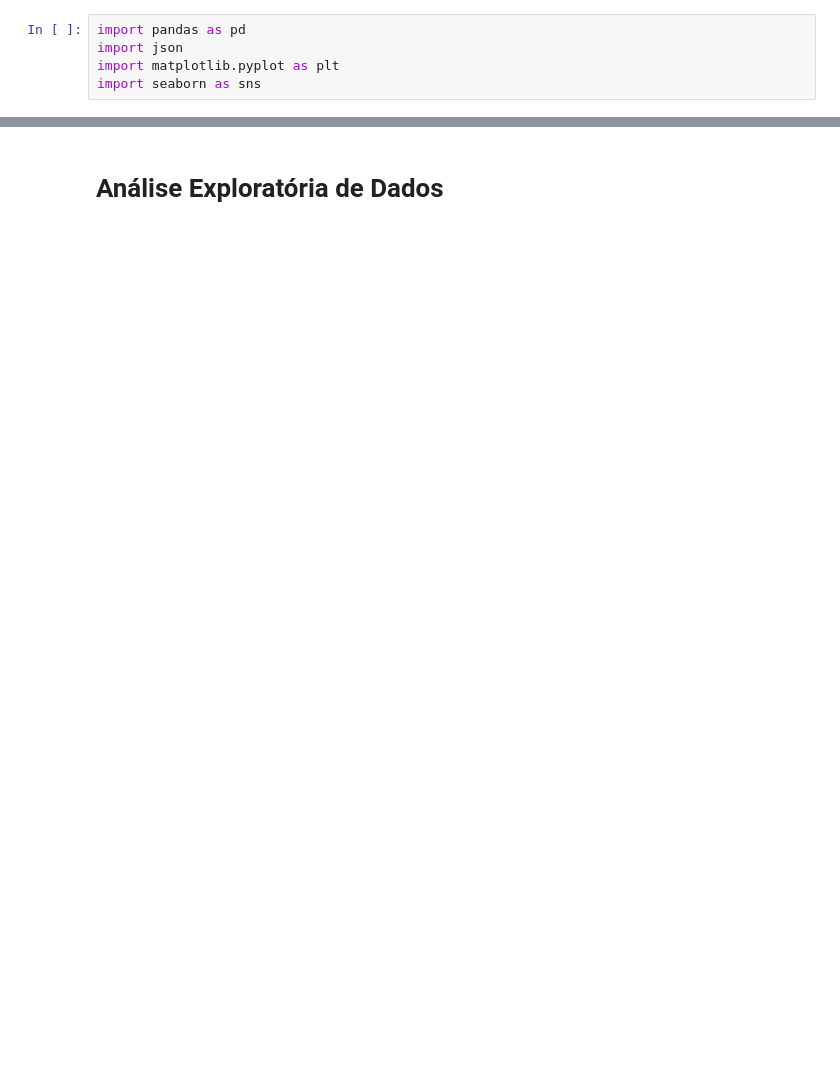
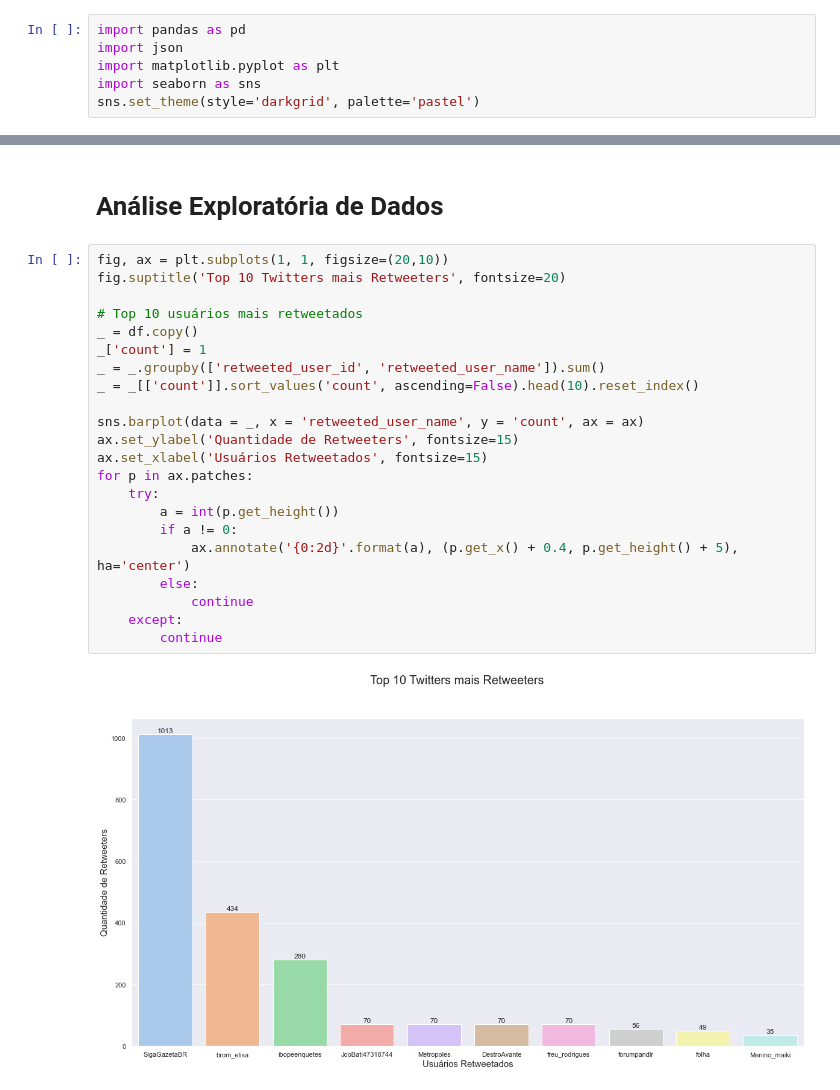
Before and after one commit to bezerraescossia/network-analysis, a Jupyter notebook: EDA.ipynb, the cells around one changed output, grey strips where cells are left out. Drawn from its saved outputs; the diff is of its cells as text; blank space fills up the shorter version.

```diff
--- a/EDA.ipynb
+++ b/EDA.ipynb
@@ -3,3 +3,4 @@ import pandas as pd
 import json
 import matplotlib.pyplot as plt
 import seaborn as sns
+sns.set_theme(style='darkgrid', palette='pastel')
@@ -105,3 +104,27 @@ df.describe(include='O')
 | freq | 7 | 21 | 21 | 778 | 778 | 1013 | ... |
 # %% [markdown]
 # Análise Exploratória de Dados
+# %%
+fig, ax = plt.subplots(1, 1, figsize=(20,10))
+fig.suptitle('Top 10 Twitters mais Retweeters', fontsize=20)
+
+# Top 10 usuários mais retweetados
+_ = df.copy()
+_['count'] = 1
+_ = _.groupby(['retweeted_user_id', 'retweeted_user_name']).sum()
+_ = _[['count']].sort_values('count', ascending=False).head(10).reset_index()
+
+sns.barplot(data = _, x = 'retweeted_user_name', y = 'count', ax = ax)
+ax.set_ylabel('Quantidade de Retweeters', fontsize=15)
+ax.set_xlabel('Usuários Retweetados', fontsize=15)
+for p in ax.patches:
+    try:
+        a = int(p.get_height())
+        if a != 0:
+            ax.annotate('{0:2d}'.format(a), (p.get_x() + 0.4, p.get_height() + 5), ha='center')
+        else:
+            continue
+    except:
+        continue
+# %% [output]
+[figure, added]
```
Also changed, not shown: parts of 5 cells of this notebook, 2 other files.
